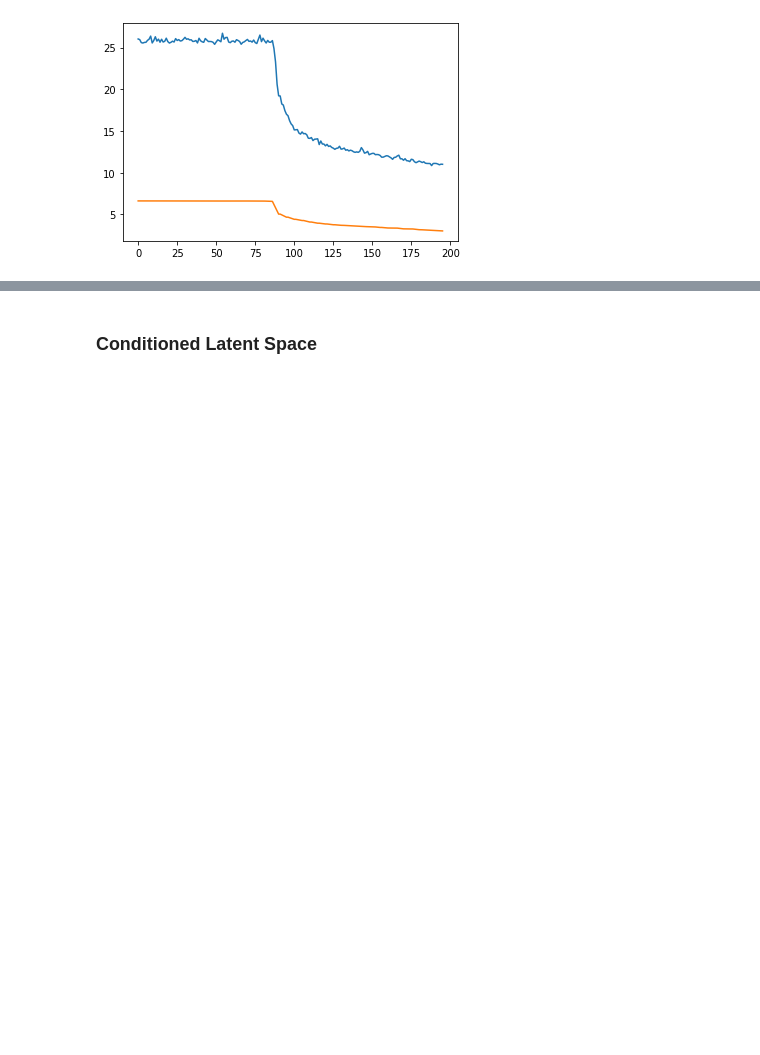
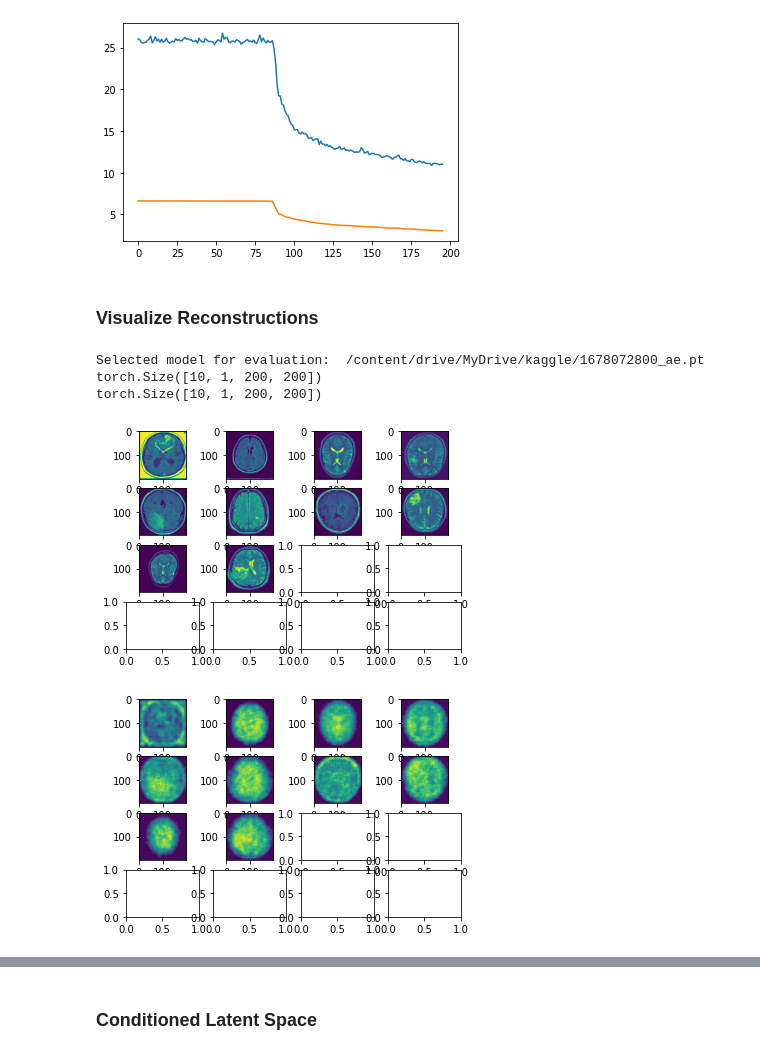
Before and after one commit to rhausman/brain_tumor_analysis, a Jupyter notebook: Tumor_Analysis.ipynb, the cells around one changed output, grey strips where cells are left out. Saved outputs shown, nothing was run; the diff lists cells and outputs as text; code cells hidden in the pictures; blank space fills up the shorter version.

```diff
--- a/Tumor_Analysis.ipynb
+++ b/Tumor_Analysis.ipynb
@@ -697,3 +703,29 @@ Epoch 195 train loss: 11.018891483545303
 [figure]
 [figure]
 [figure]
+# %% [markdown]
+### Visualize Reconstructions
+# %%
+desired_model_name = "1678072800_ae.pt" #"1678071854_ae.pt"
+desired_model_path = os.path.join("/content/drive/MyDrive/kaggle", sorted([ x for x in os.listdir() if "_ae.pt" in x ])[-1] if desired_model_name is None else desired_model_name)
+print('Selected model for evaluation: ', desired_model_path)
+model = VAE()
+model.load_state_dict(torch.load(desired_model_path))
+model.eval()
+
+for i, batch in enumerate(test_loader):
+  X, y = batch
+  latent = model.encode(X)
+  out = model.decode(latent)
+  #all_preds += list(latent[:,0].detach().squeeze(0).numpy())
+  #all_labels += list(y.numpy())
+
+  if i == 0:
+    show_batch(X)
+    show_batch(out)
+# %% [output]
+Selected model for evaluation:  /content/drive/MyDrive/kaggle/1678072800_ae.pt
+torch.Size([10, 1, 200, 200])
+torch.Size([10, 1, 200, 200])
+[figure, added]
+[figure, added]
```
Also changed, not shown: parts of 40 cells of this notebook.
